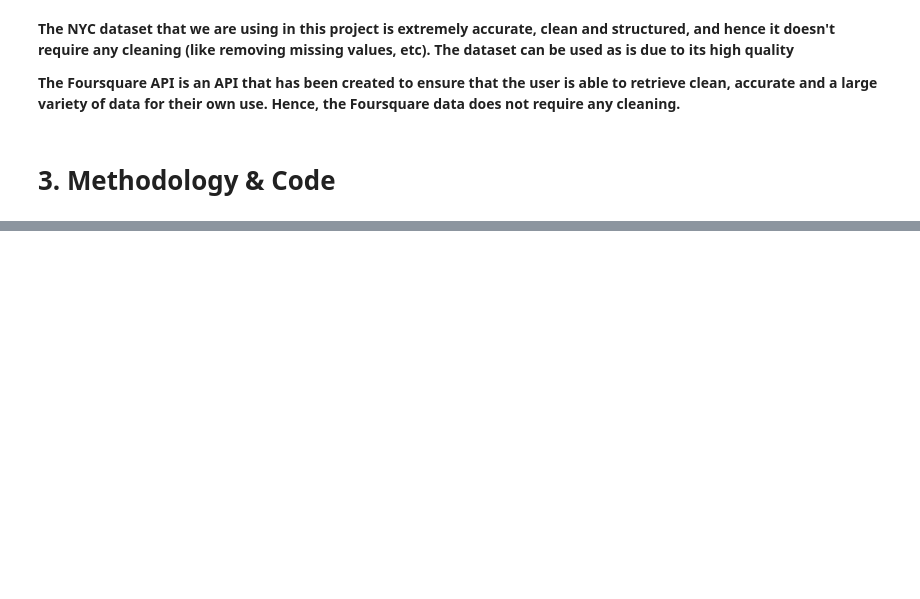
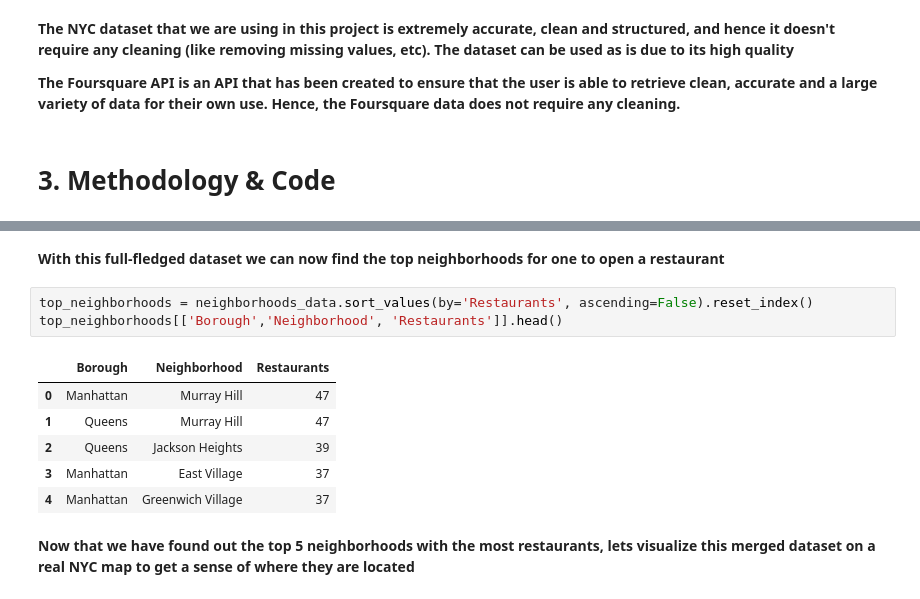
Before and after one commit to Dhananjayan-PN/Coursera_Capstone, a Jupyter notebook: IBM Data Science Certification Capstone Project.ipynb, the cells around one changed output, grey strips where cells are left out. Cells and saved outputs as stored; diff of their text form; blank space fills up the shorter version.

```diff
--- a/IBM Data Science Certification Capstone Project.ipynb
+++ b/IBM Data Science Certification Capstone Project.ipynb
@@ -100,0 +183,14 @@ def getNearbyVenues(names, latitudes, longitudes, radius=500):
+# %% [markdown]
+**With this full-fledged dataset we can now find the top neighborhoods for one to open a restaurant**
+# %%
+top_neighborhoods = neighborhoods_data.sort_values(by='Restaurants', ascending=False).reset_index()
+top_neighborhoods[['Borough','Neighborhood', 'Restaurants']].head()
+# %% [output]
+|  | Borough | Neighborhood | Restaurants |
+| 0 | Manhattan | Murray Hill | 47 |
+| 1 | Queens | Murray Hill | 47 |
+| 2 | Queens | Jackson Heights | 39 |
+| 3 | Manhattan | East Village | 37 |
+| 4 | Manhattan | Greenwich Village | 37 |
+# %% [markdown]
+**Now that we have found out the top 5 neighborhoods with the most restaurants, lets visualize this merged dataset on a real NYC map to get a sense of where they are located**
```
Also changed, not shown: parts of 20 cells of this notebook.
